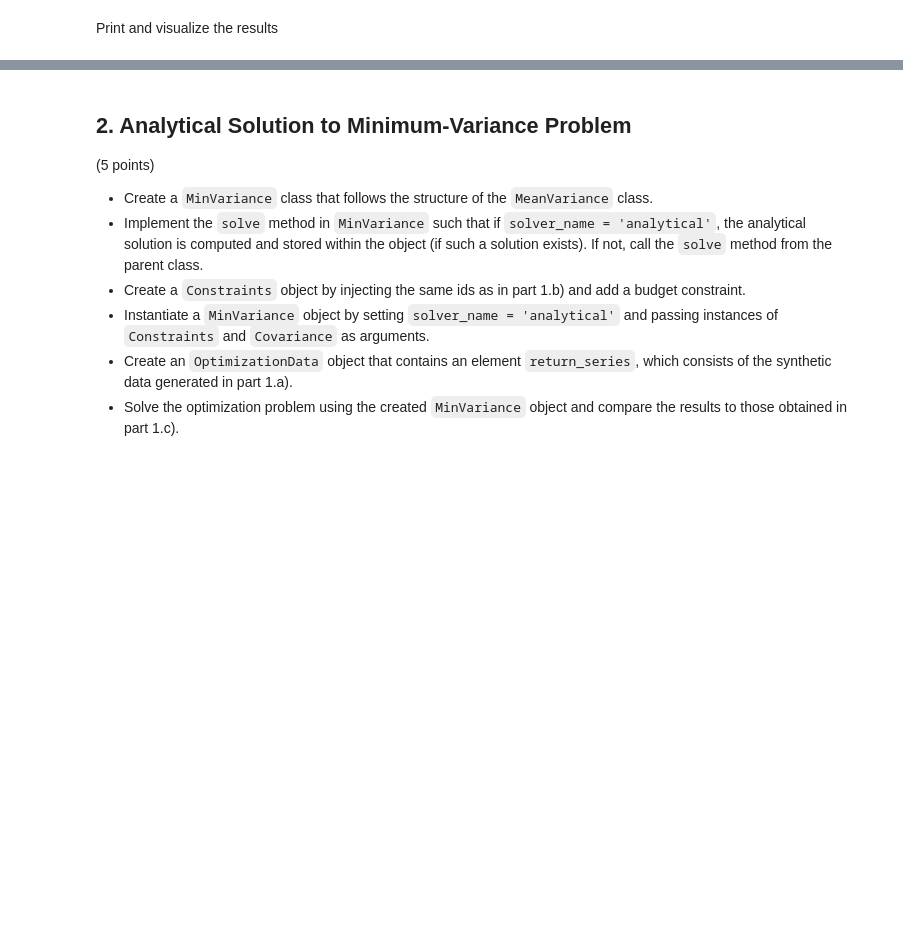
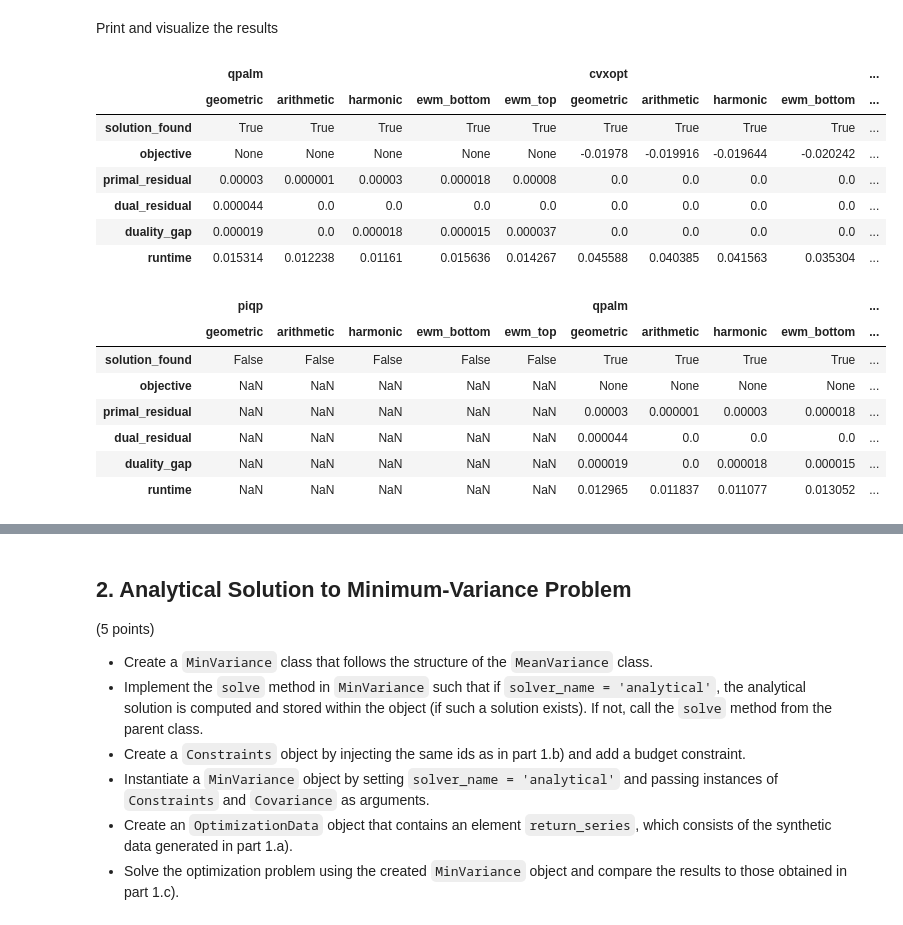
Before and after one commit to cbachela/qpmwp-course, a Jupyter notebook: assignments/assignment_1_vAS_with_comments.ipynb, the cells around one changed output, grey strips where cells are left out. Saved outputs shown, nothing was run; the diff lists cells and outputs as text; code cells hidden in the pictures; blank space fills up the shorter version.

```diff
--- a/assignments/assignment_1_vAS_with_comments.ipynb
+++ b/assignments/assignment_1_vAS_with_comments.ipynb
@@ -363,7 +363,7 @@ for solver_name in ALL_SOLVERS:
 
         except Exception as e:
             results_all_solvers[(solver_name, q_name)] = {
-                'solution_found': solution.found,
+                'solution_found': False,
                 'objective': np.nan,
                 'primal_residual': np.nan,
                 'dual_residual': np.nan,
@@ -407,0 +396,33 @@ Print and visualize the results
+# %%
+# Convert to DataFrame for comparison (USABLE_SOLVERS)
+Table_Results_1 = pd.DataFrame(results_usable_solvers)
+
+# Display result (USABLE_SOLVERS)
+pd.set_option('display.max_columns', None) # Show all columns
+pd.set_option('display.width', 1000) # Show full width of columns (no cutting off)
+display(Table_Results_1)
+
+# Convert to DataFrame for comparison (ALL_SOLVERS)
+Table_Results_2 = pd.DataFrame(results_all_solvers)
+
+# Display result (USABLE_SOLVERS)
+pd.set_option('display.max_columns', None) # Show all columns
+pd.set_option('display.width', 1000) # Show full width of columns (no cutting off)
+display(Table_Results_2)
+# %% [output]
+|  | qpalm |  |  |  |  | cvxopt |  |  |  | ... |
+|  | geometric | arithmetic | harmonic | ewm_bottom | ewm_top | geometric | arithmetic | harmonic | ewm_bottom | ... |
+| solution_found | True | True | True | True | True | True | True | True | True | ... |
+| objective | None | None | None | None | None | -0.01978 | -0.019916 | -0.019644 | -0.020242 | ... |
+| primal_residual | 0.00003 | 0.000001 | 0.00003 | 0.000018 | 0.00008 | 0.0 | 0.0 | 0.0 | 0.0 | ... |
+| dual_residual | 0.000044 | 0.0 | 0.0 | 0.0 | 0.0 | 0.0 | 0.0 | 0.0 | 0.0 | ... |
+| duality_gap | 0.000019 | 0.0 | 0.000018 | 0.000015 | 0.000037 | 0.0 | 0.0 | 0.0 | 0.0 | ... |
+| runtime | 0.015314 | 0.012238 | 0.01161 | 0.015636 | 0.014267 | 0.045588 | 0.040385 | 0.041563 | 0.035304 | ... |
+|  | piqp |  |  |  |  | qpalm |  |  |  | ... |
+|  | geometric | arithmetic | harmonic | ewm_bottom | ewm_top | geometric | arithmetic | harmonic | ewm_bottom | ... |
+| solution_found | False | False | False | False | False | True | True | True | True | ... |
+| objective | NaN | NaN | NaN | NaN | NaN | None | None | None | None | ... |
+| primal_residual | NaN | NaN | NaN | NaN | NaN | 0.00003 | 0.000001 | 0.00003 | 0.000018 | ... |
+| dual_residual | NaN | NaN | NaN | NaN | NaN | 0.000044 | 0.0 | 0.0 | 0.0 | ... |
+| duality_gap | NaN | NaN | NaN | NaN | NaN | 0.000019 | 0.0 | 0.000018 | 0.000015 | ... |
+| runtime | NaN | NaN | NaN | NaN | NaN | 0.012965 | 0.011837 | 0.011077 | 0.013052 | ... |
```
Also changed, not shown: parts of 10 cells of this notebook.
